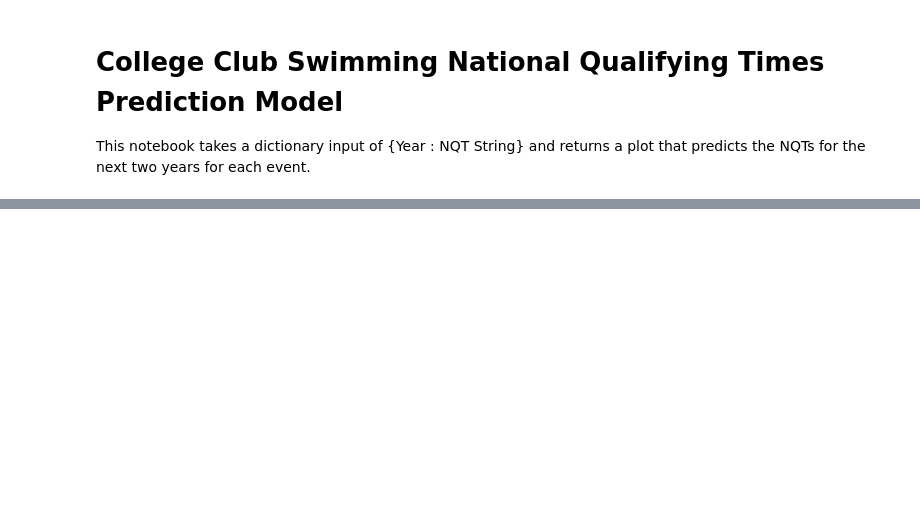
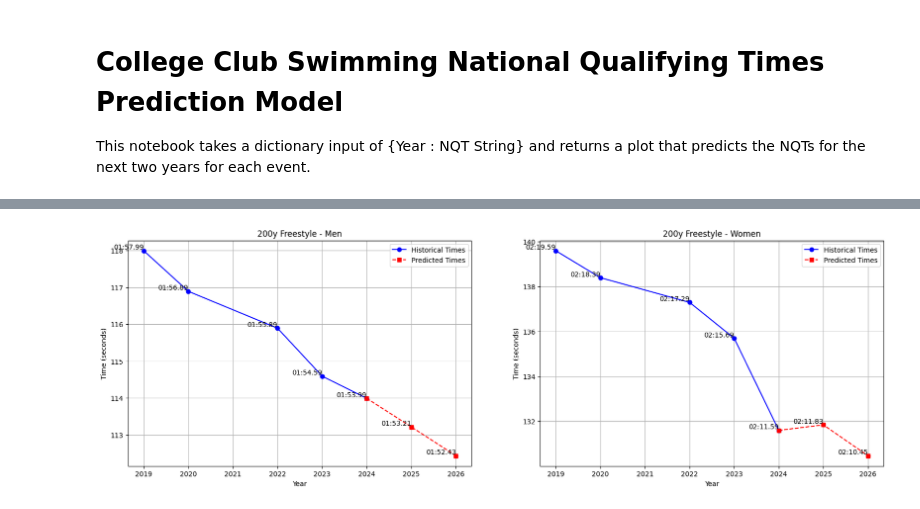
Before and after one commit to ZTW21/Prediction-Model-CCS-NQTs, a Jupyter notebook: Prediction Model CCS NQT.ipynb, the cells around one changed output, grey strips where cells are left out. Cells and saved outputs as stored; diff of their text form; code cells hidden in the pictures; blank space fills up the shorter version.

```diff
--- a/Prediction Model CCS NQT.ipynb
+++ b/Prediction Model CCS NQT.ipynb
@@ -105,0 +123,6 @@ print(predicted_times_str)
+# %%
+# Women Maybe inaccurate
+event_name = "200y Freestyle"
+predicted_times_dict = predict_and_plot(event_name, men_200_free, women_200_free)
+# %% [output]
+[figure, added]
```
Also changed, not shown: parts of 19 cells of this notebook, 2 other files.
